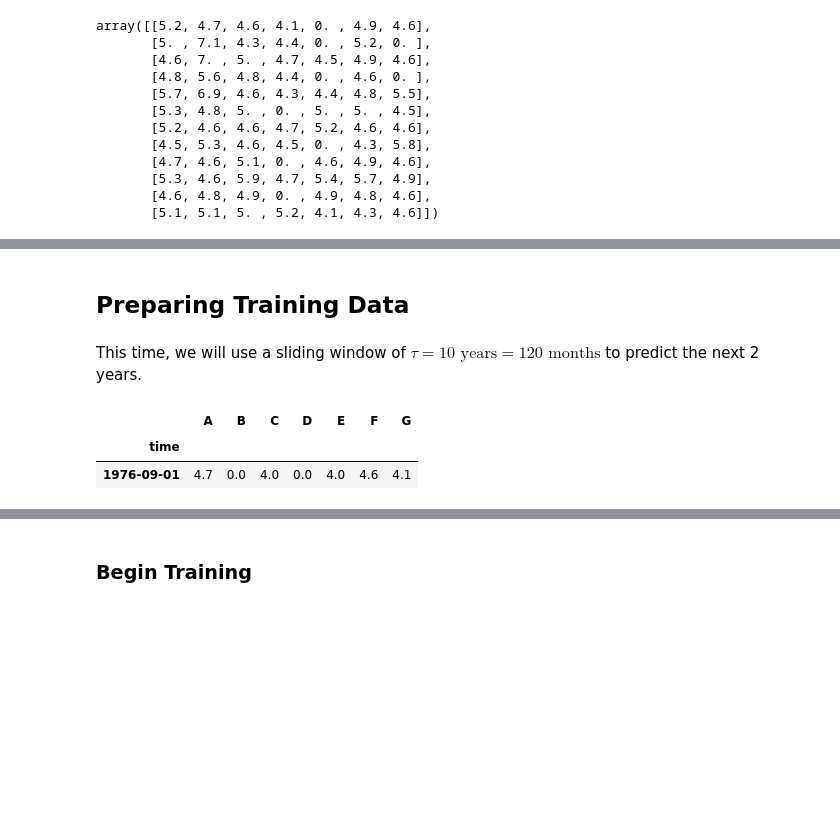
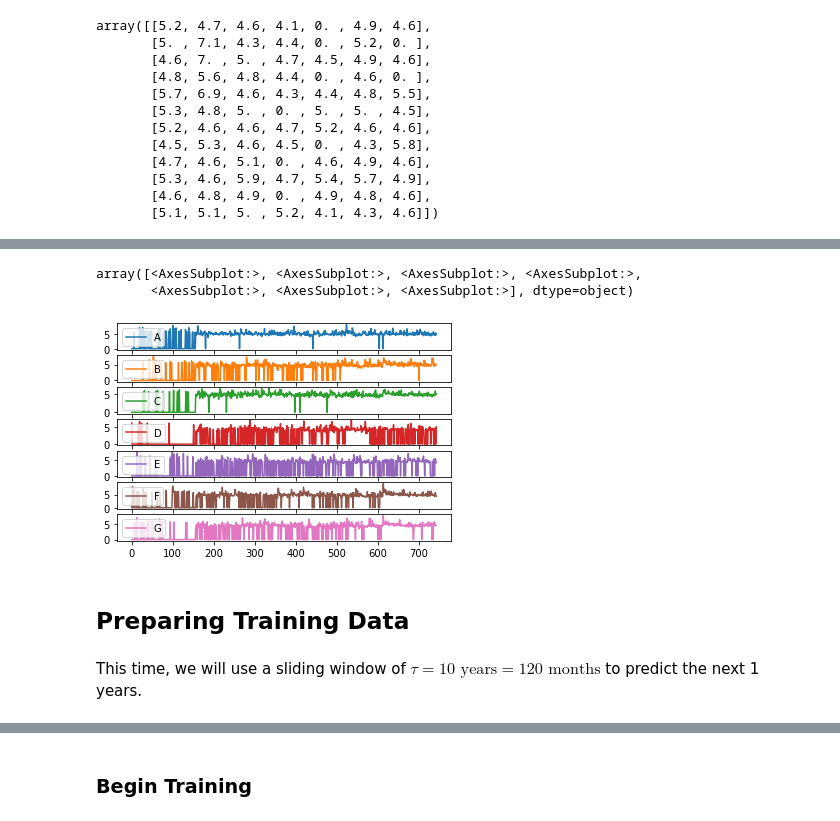
Before and after one commit to eupho73/TER-BNN, a Jupyter notebook: data/nn/Bayesian_LSTM.ipynb, the cells around one changed output, grey strips where cells are left out. Saved outputs shown, nothing was run; the diff lists cells and outputs as text; code cells hidden in the pictures; blank space fills up the shorter version.

```diff
--- a/data/nn/Bayesian_LSTM.ipynb
+++ b/data/nn/Bayesian_LSTM.ipynb
@@ -405,3 +405,6 @@ array([[5.2, 4.7, 4.6, 4.1, 0. , 4.9, 4.6],
 # Save for later
 data_int = pd.DataFrame(max_mag, index=data_freq.index, columns=list("ABCDEFG"))
 data_int.to_csv("max_mag_by_month.csv")
+# %%
+data_int = pd.read_csv("max_mag_by_month.csv")
+data_int.head()
@@ -417,10 +424,10 @@ for z in list("ABCDEFG"):
+# %%
+data_int.plot(subplots=True)
+# %% [output]
+array([<AxesSubplot:>, <AxesSubplot:>, <AxesSubplot:>, <AxesSubplot:>,
+       <AxesSubplot:>, <AxesSubplot:>, <AxesSubplot:>], dtype=object)
+[figure, added]
 # %% [markdown]
 ## Preparing Training Data
 # %% [markdown]
-This time, we will use a sliding window of $\tau = 10 \text{ years} = 120 \text{ months}$ to predict the next 2 years.
+This time, we will use a sliding window of $\tau = 10 \text{ years} = 120 \text{ months}$ to predict the next 1 years.
-# %%
-data_int.iloc[200:201]
-# %% [output]
-|  | A | B | C | D | E | F | G |
-| time |  |  |  |  |  |  |  |
-| 1976-09-01 | 4.7 | 0.0 | 4.0 | 0.0 | 4.0 | 4.6 | 4.1 |
```
Also changed, not shown: parts of 18 cells of this notebook, 17 other files.
